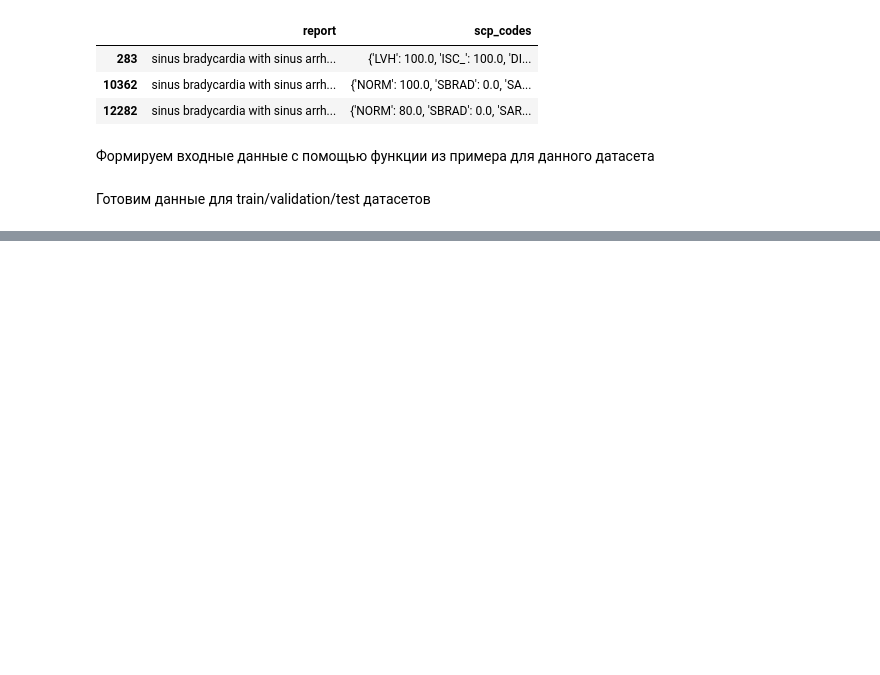
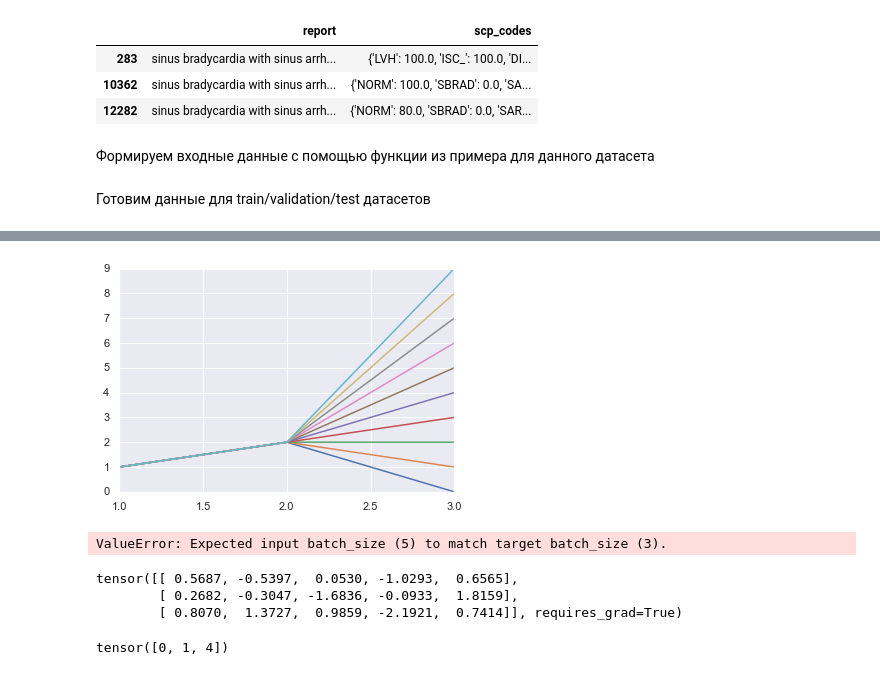
Before and after one commit to nediola/ECG_PTB_XL, a Jupyter notebook: ECGClassifiers.ipynb, the cells around one changed output, grey strips where cells are left out. Cells and saved outputs as stored; diff of their text form; code cells hidden in the pictures; blank space fills up the shorter version.

```diff
--- a/ECGClassifiers.ipynb
+++ b/ECGClassifiers.ipynb
@@ -14,6 +14,13 @@ from sklearn.metrics import accuracy_score
 pd.options.display.max_colwidth = 200
 pd.options.display.max_columns = 200
 
+import matplotlib.pyplot as plt
+plt.style.use('classic')
+%matplotlib inline
+
+import seaborn as sns
+sns.set()
+
 DB_ROOT = 'data/ptb-xl-a-large-publicly-available-electrocardiography-dataset-1.0.1'
 # %%
 SCP_LABELS = {
@@ -243,0 +284,31 @@ printtt: torch.Size([599, 5])
+# %%
+import time
+import pylab as pl
+from IPython import display
+
+plt.figure()  # create a plot figure
+
+for i in range(10):
+    plt.plot([1,2,3], [1,2,i])
+    display.display(plt.gcf())
+    display.clear_output(wait=True)
+    time.sleep(1.0)
+# %% [output]
+[figure, added]
+# %%
+loss = nn.CrossEntropyLoss()
+input = torch.randn(5, 5, requires_grad=True)
+target = torch.empty(3, dtype=torch.long).random_(5)
+loss(input, target)
+# %% [output]
+ValueError: Expected input batch_size (5) to match target batch_size (3).
+# %%
+input
+# %% [output]
+tensor([[ 0.5687, -0.5397,  0.0530, -1.0293,  0.6565],
+        [ 0.2682, -0.3047, -1.6836, -0.0933,  1.8159],
+        [ 0.8070,  1.3727,  0.9859, -2.1921,  0.7414]], requires_grad=True)
+# %%
+target
+# %% [output]
+tensor([0, 1, 4])
```
Also changed, not shown: parts of 5 cells of this notebook.
